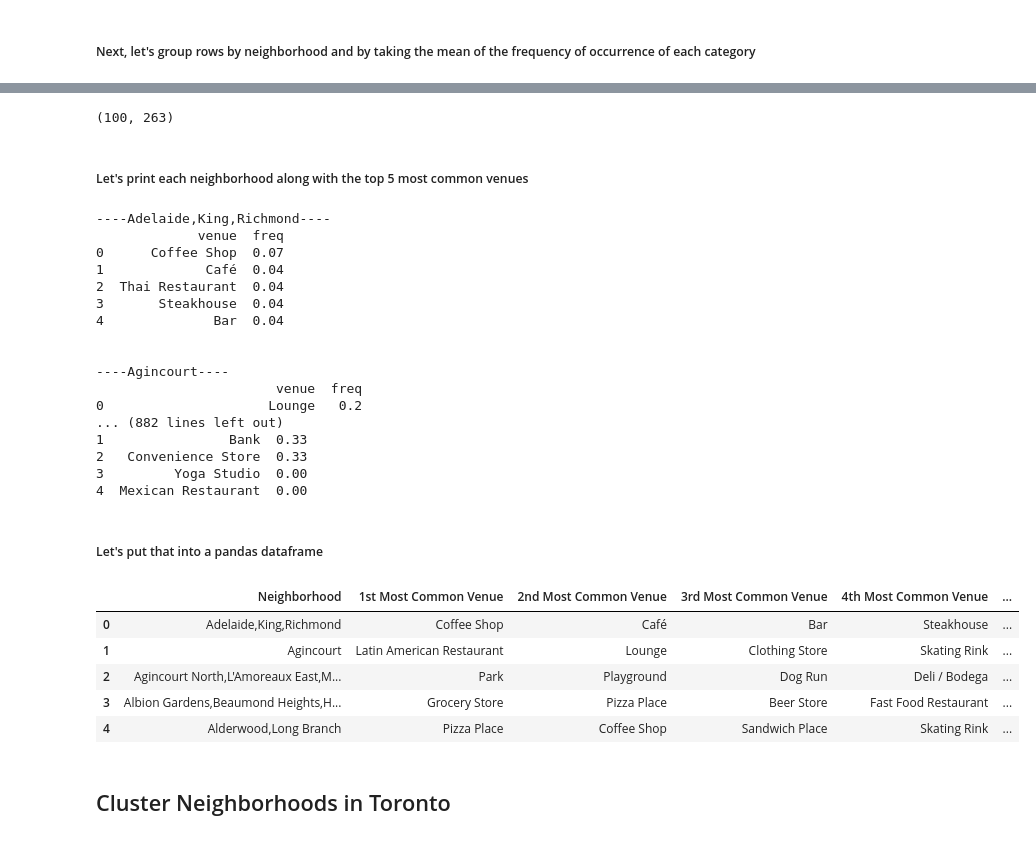
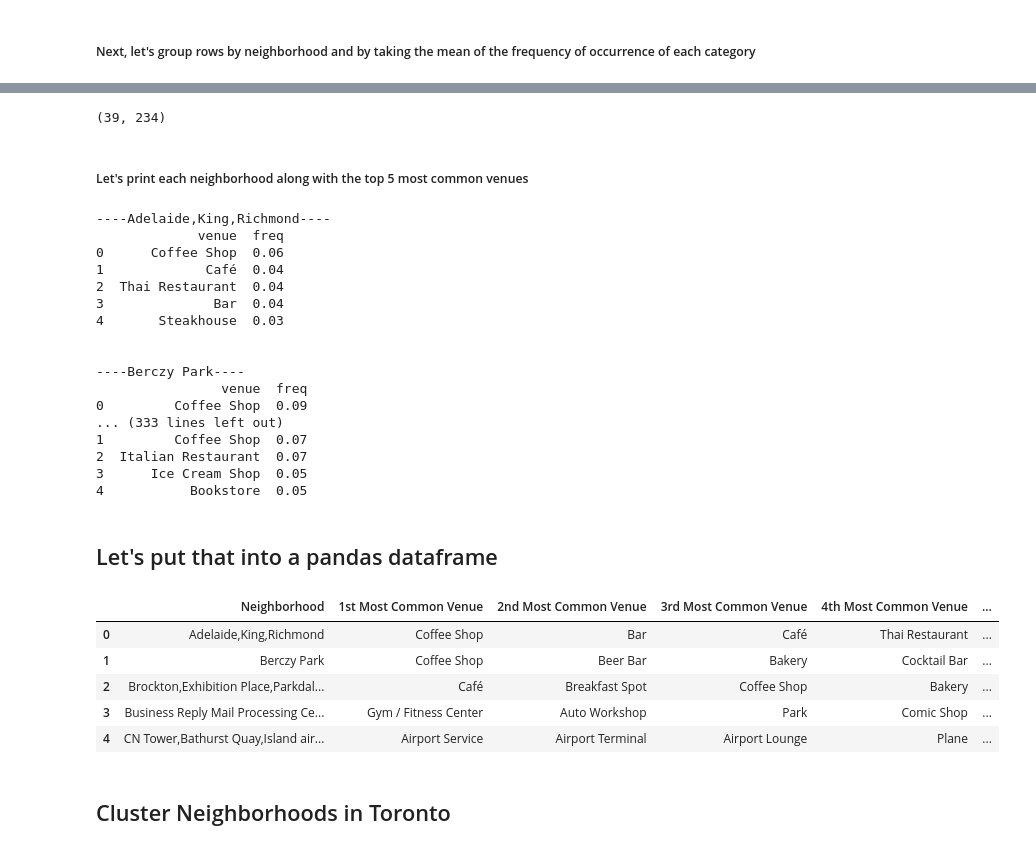
Before and after one commit to jfatema19/Segemntation-and-Clustering-Neighborhoods-of-Toronto, a Jupyter notebook: Capstone Week3 Exam.ipynb, the cells around one changed output, grey strips where cells are left out. Drawn from its saved outputs; the diff is of its cells as text; code cells hidden in the pictures.

```diff
--- a/Capstone Week3 Exam.ipynb
+++ b/Capstone Week3 Exam.ipynb
@@ -100,7 +104,7 @@ df2.head(12)
 ###### Use geopy library to get the latitude and longitude values of Toronto.
 # %%
 address = 'Toronto, ON'
-geolocator = Nominatim(user_agent="ON_explorer")
+geolocator = Nominatim(user_agent="Toronto_explorer")
 location = geolocator.geocode(address)
 latitude = location.latitude
 longitude = location.longitude
@@ -184,8 +186,8 @@ def getNearbyVenues(names, latitudes, longitudes, radius=500,LIMIT=100):
                   'Venue Category']
 
     return(nearby_venues)
-Toronto_venues = getNearbyVenues(names=df2['Neighborhood'],
-                                   latitudes=df2['Latitude'],
-                                   longitudes=df2['Longitude']
+toronto_venues = getNearbyVenues(names=toronto_data['Neighborhood'],
+                                   latitudes=toronto_data['Latitude'],
+                                   longitudes=toronto_data['Longitude']
                                   )
 # %% [output]
@@ -253,14 +254,14 @@ There are 263 uniques categories.
 ## Analyze Each Neighborhood
 # %%
 # one hot encoding
-Toronto_onehot = pd.get_dummies(Toronto_venues[['Venue Category']], prefix="", prefix_sep="")
+toronto_onehot = pd.get_dummies(toronto_venues[['Venue Category']], prefix="", prefix_sep="")
 
 # add neighborhood column back to dataframe
-Toronto_onehot['Neighborhood'] = Toronto_venues['Neighborhood']
+toronto_onehot['Neighborhood'] = toronto_venues['Neighborhood']
 
 # move neighborhood column to the first column
-fixed_columns = [Toronto_onehot.columns[-1]] + list(Toronto_onehot.columns[:-1])
-Toronto_onehot = Toronto_onehot[fixed_columns]
+fixed_columns = [toronto_onehot.columns[-1]] + list(toronto_onehot.columns[:-1])
+toronto_onehot = toronto_onehot[fixed_columns]
 
-Toronto_onehot.head()
+toronto_onehot.head()
 # %% [output]
@@ -279,6 +280,6 @@ Toronto_onehot.shape
 # %% [markdown]
 ##### Next, let's group rows by neighborhood and by taking the mean of the frequency of occurrence of each category
 # %%
-Toronto_grouped = Toronto_onehot.groupby('Neighborhood').mean().reset_index()
-Toronto_grouped
+toronto_grouped = toronto_onehot.groupby('Neighborhood').mean().reset_index()
+toronto_grouped
 # %% [output]
@@ -303,16 +304,16 @@ Toronto_grouped
 # %%
 # Let's confirm the new size
-Toronto_grouped.shape
+toronto_grouped.shape
 # %% [output]
-(100, 263)
+(39, 234)
 # %% [markdown]
 ##### Let's print each neighborhood along with the top 5 most common venues
 # %%
 num_top_venues = 5
 
-for hood in Toronto_grouped['Neighborhood']:
+for hood in toronto_grouped['Neighborhood']:
     print("----"+hood+"----")
-    temp = Toronto_grouped[Toronto_grouped['Neighborhood'] == hood].T.reset_index()
+    temp = toronto_grouped[toronto_grouped['Neighborhood'] == hood].T.reset_index()
     temp.columns = ['venue','freq']
     temp = temp.iloc[1:]
     temp['freq'] = temp['freq'].astype(float)
@@ -322,23 +323,23 @@ for hood in Toronto_grouped['Neighborhood']:
 # %% [output]
 ----Adelaide,King,Richmond----
              venue  freq
-0      Coffee Shop  0.07
+0      Coffee Shop  0.06
 1             Café  0.04
 2  Thai Restaurant  0.04
-3       Steakhouse  0.04
-4              Bar  0.04
+3              Bar  0.04
+4       Steakhouse  0.03
 
 
-----Agincourt----
-                       venue  freq
-0                     Lounge   0.2
-... (882 lines left out)
-1                Bank  0.33
-2   Convenience Store  0.33
-3         Yoga Studio  0.00
-4  Mexican Restaurant  0.00
+----Berczy Park----
+                venue  freq
+0         Coffee Shop  0.09
+... (333 lines left out)
+1         Coffee Shop  0.07
+2  Italian Restaurant  0.07
+3      Ice Cream Shop  0.05
+4           Bookstore  0.05
 # %% [markdown]
-##### Let's put that into a pandas dataframe
+## Let's put that into a pandas dataframe
 # %%
  # First, let's write a function to sort the venues in descending order
 
@@ -350,33 +351,33 @@ def return_most_common_venues(row, num_top_venues):
 # %%
 # Now let's create the new dataframe and display the top 10 venues for each neighborhood.
 
 num_top_venues = 10
 
 indicators = ['st', 'nd', 'rd']
 
 # create columns according to number of top venues
 columns = ['Neighborhood']
 for ind in np.arange(num_top_venues):
     try:
         columns.append('{}{} Most Common Venue'.format(ind+1, indicators[ind]))
     except:
         columns.append('{}th Most Common Venue'.format(ind+1))
 
 # create a new dataframe
 neighborhoods_venues_sorted = pd.DataFrame(columns=columns)
-neighborhoods_venues_sorted['Neighborhood'] = Toronto_grouped['Neighborhood']
+neighborhoods_venues_sorted['Neighborhood'] = toronto_grouped['Neighborhood']
 
-for ind in np.arange(Toronto_grouped.shape[0]):
-    neighborhoods_venues_sorted.iloc[ind, 1:] = return_most_common_venues(Toronto_grouped.iloc[ind, :], num_top_venues)
+for ind in np.arange(toronto_grouped.shape[0]):
+    neighborhoods_venues_sorted.iloc[ind, 1:] = return_most_common_venues(toronto_grouped.iloc[ind, :], num_top_venues)
 
 neighborhoods_venues_sorted.head()
 # %% [output]
 |  | Neighborhood | 1st Most Common Venue | 2nd Most Common Venue | 3rd Most Common Venue | 4th Most Common Venue | ... |
-| 0 | Adelaide,King,Richmond | Coffee Shop | Café | Bar | Steakhouse | ... |
-| 1 | Agincourt | Latin American Restaurant | Lounge | Clothing Store | Skating Rink | ... |
-| 2 | Agincourt North,L'Amoreaux East,M... | Park | Playground | Dog Run | Deli / Bodega | ... |
-| 3 | Albion Gardens,Beaumond Heights,H... | Grocery Store | Pizza Place | Beer Store | Fast Food Restaurant | ... |
-| 4 | Alderwood,Long Branch | Pizza Place | Coffee Shop | Sandwich Place | Skating Rink | ... |
+| 0 | Adelaide,King,Richmond | Coffee Shop | Bar | Café | Thai Restaurant | ... |
+| 1 | Berczy Park | Coffee Shop | Beer Bar | Bakery | Cocktail Bar | ... |
+| 2 | Brockton,Exhibition Place,Parkdal... | Café | Breakfast Spot | Coffee Shop | Bakery | ... |
+| 3 | Business Reply Mail Processing Ce... | Gym / Fitness Center | Auto Workshop | Park | Comic Shop | ... |
+| 4 | CN Tower,Bathurst Quay,Island air... | Airport Service | Airport Terminal | Airport Lounge | Plane | ... |
 # %% [markdown]
 ## Cluster Neighborhoods in Toronto
 # %% [markdown]
```
Also changed, not shown: parts of 16 cells of this notebook.
